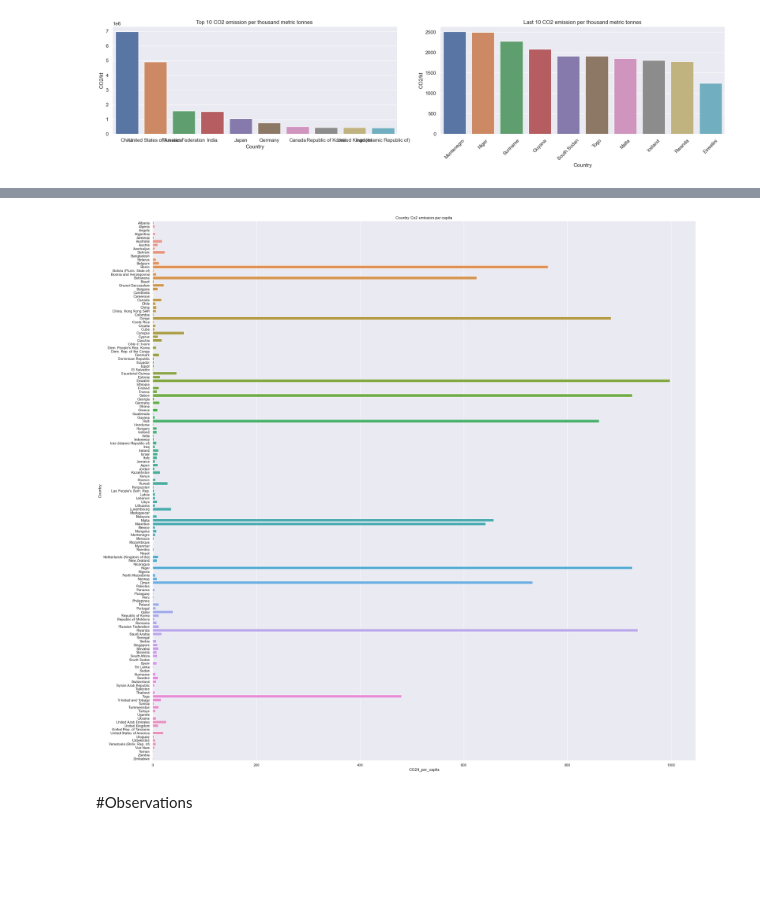
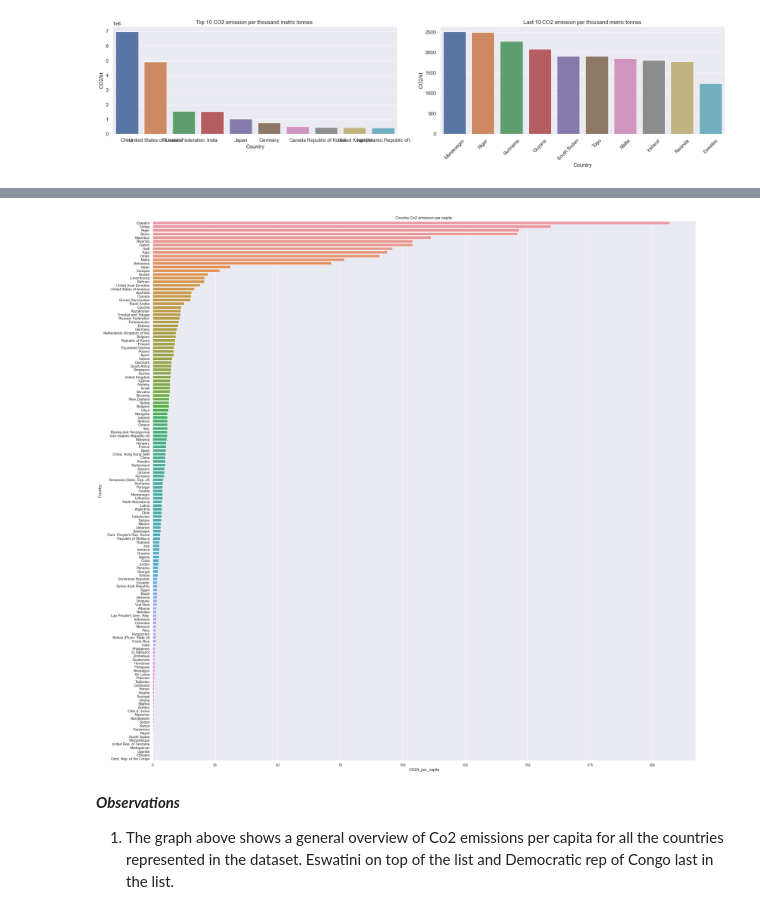
Before and after one commit to ntakirutimanapierre/Analytics-Assignemnt2-Exploratory-Data-Analysis-and-Reporting, a Jupyter notebook: g_assignment.ipynb, the cells around one changed output, grey strips where cells are left out. Saved outputs shown, nothing was run; the diff lists cells and outputs as text; code cells hidden in the pictures; blank space fills up the shorter version.

```diff
--- a/g_assignment.ipynb
+++ b/g_assignment.ipynb
@@ -92,4 +59,4 @@ co2_data.rename(columns= {"Unnamed: 1":"Country"},inplace=True)
 # %%
 #dropping Foot notes columns
 
-co2_data.drop(columns="Footnotes", inplace=True)
+co2_data.drop(columns=["Footnotes","Series","Source"], inplace=True)
@@ -207,6 +183,6 @@ p_co2.shape[0] + k_co2.shape[0]
 # %%
 #dropping the other dataset corresponding values
-merged_data = merged_data.drop(['Region/Country/Area_y','Year_y','Series_y','Source_y'],axis = 1)
+merged_data = merged_data.drop(['Region/Country/Area_y','Year_y'],axis = 1)
 # %%
 #statistical description of the dataset
 merged_data.describe()
@@ -313,13 +307,15 @@ plt.show()
 # %%
 #country co2 emission per capita
+countries_sorted_capita = grouped_data.sort_values(by='CO2/t_per_capita', ascending=False)
 fig,ax = plt.subplots()
 fig.set_size_inches(30,30)
-sns.barplot(data= grouped_data, y='Country' ,x ='CO2/t_per_capita' )
+sns.barplot(data= countries_sorted_capita, y='Country' ,x ='CO2/t_per_capita' )
 plt.title("Country Co2 emission per capita ")
 plt.show()
 # %% [output]
-[figure, old version]
+[figure, new version]
-# %% [markdown]
-#Observations
+# %% [markdown]
+***Observations***
+1. The graph above shows a general overview of Co2 emissions per capita for  all the countries represented  in the dataset.  Eswatini  on top of the list and  Democratic rep of Congo last in the list.
 # %%
 #country co2 emission per thousand metric tons
```
Also changed, not shown: parts of 40 cells of this notebook.
